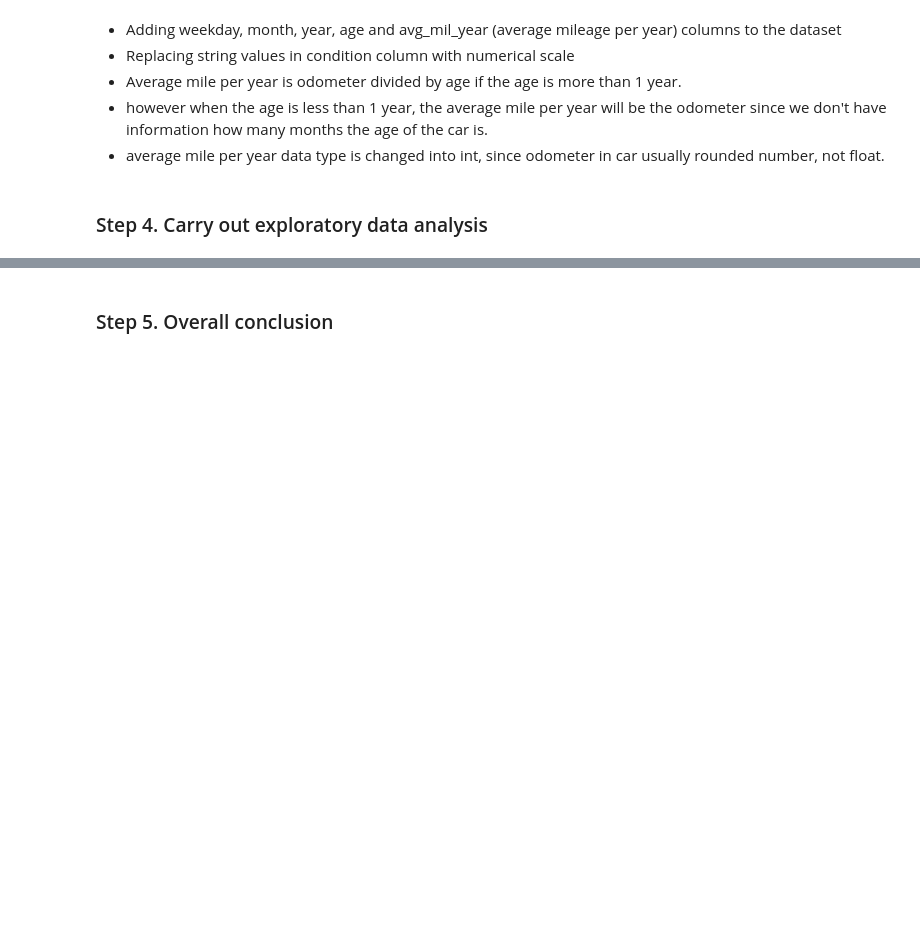
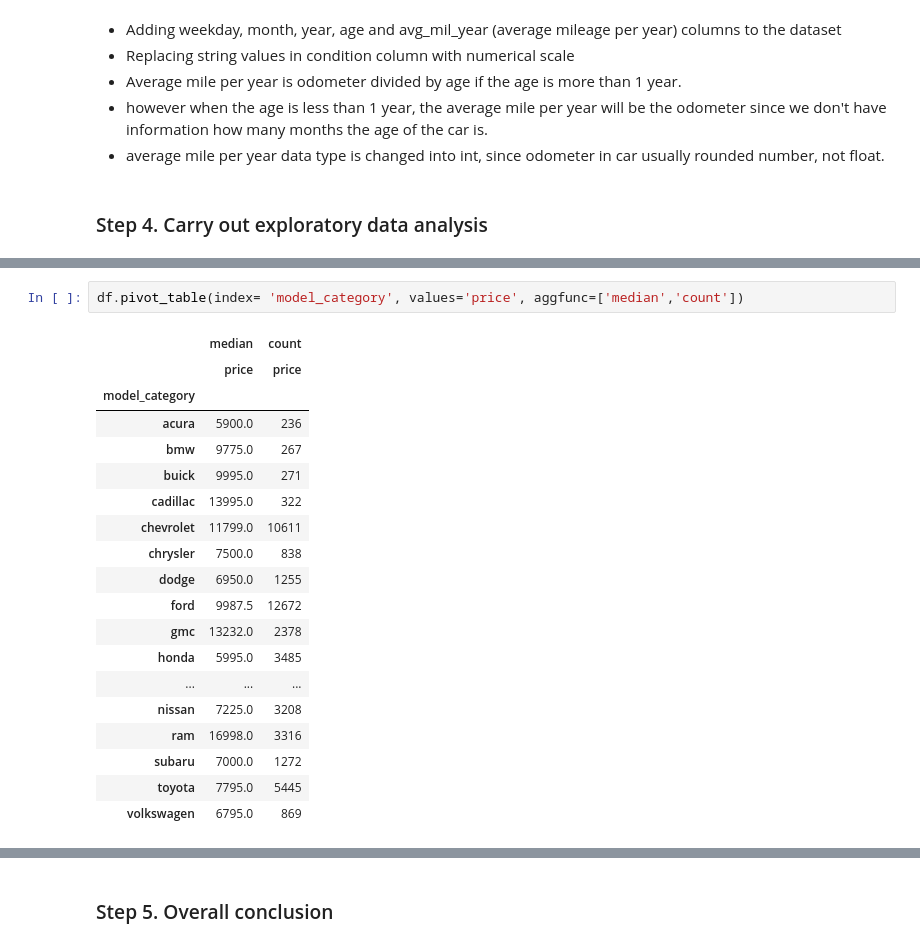
Before and after one commit to rainbowmoonlight/Yandex_Practicum_Projects, a Jupyter notebook: 02 Car Sales Ads Project/Car Sales Ads.ipynb, the cells around one changed output, grey strips where cells are left out. Cells and saved outputs as stored; diff of their text form; blank space fills up the shorter version.

```diff
--- a/02 Car Sales Ads Project/Car Sales Ads.ipynb
+++ b/02 Car Sales Ads Project/Car Sales Ads.ipynb
@@ -520,0 +540,22 @@ for col in columns:
+# %%
+df.pivot_table(index= 'model_category', values='price', aggfunc=['median','count'])
+# %% [output]
+|  | median | count |
+|  | price | price |
+| model_category |  |  |
+| acura | 5900.0 | 236 |
+| bmw | 9775.0 | 267 |
+| buick | 9995.0 | 271 |
+| cadillac | 13995.0 | 322 |
+| chevrolet | 11799.0 | 10611 |
+| chrysler | 7500.0 | 838 |
+| dodge | 6950.0 | 1255 |
+| ford | 9987.5 | 12672 |
+| gmc | 13232.0 | 2378 |
+| honda | 5995.0 | 3485 |
+| ... | ... | ... |
+| nissan | 7225.0 | 3208 |
+| ram | 16998.0 | 3316 |
+| subaru | 7000.0 | 1272 |
+| toyota | 7795.0 | 5445 |
+| volkswagen | 6795.0 | 869 |
```
Also changed, not shown: parts of 25 cells of this notebook.
